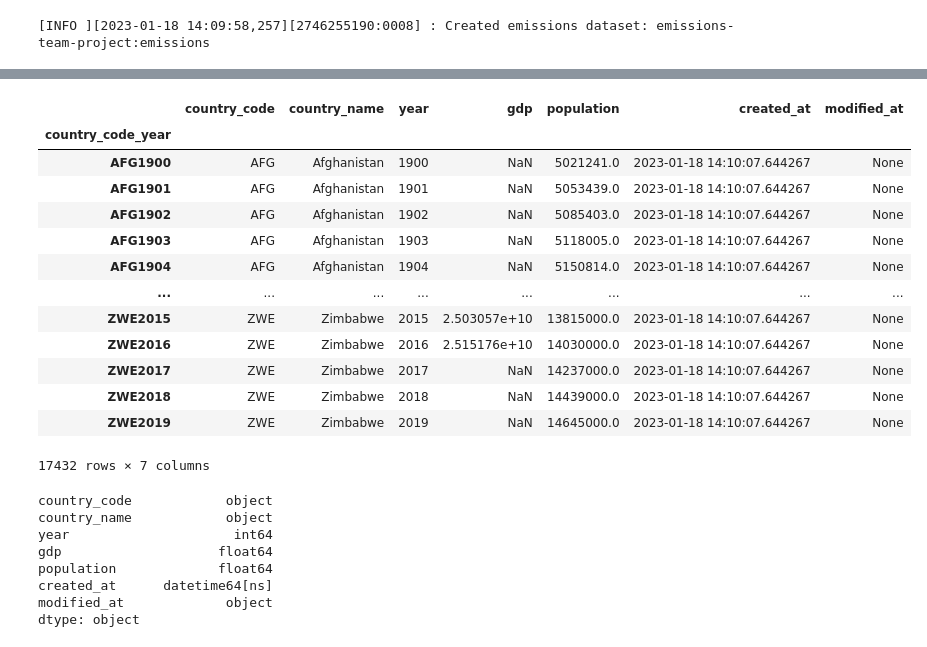
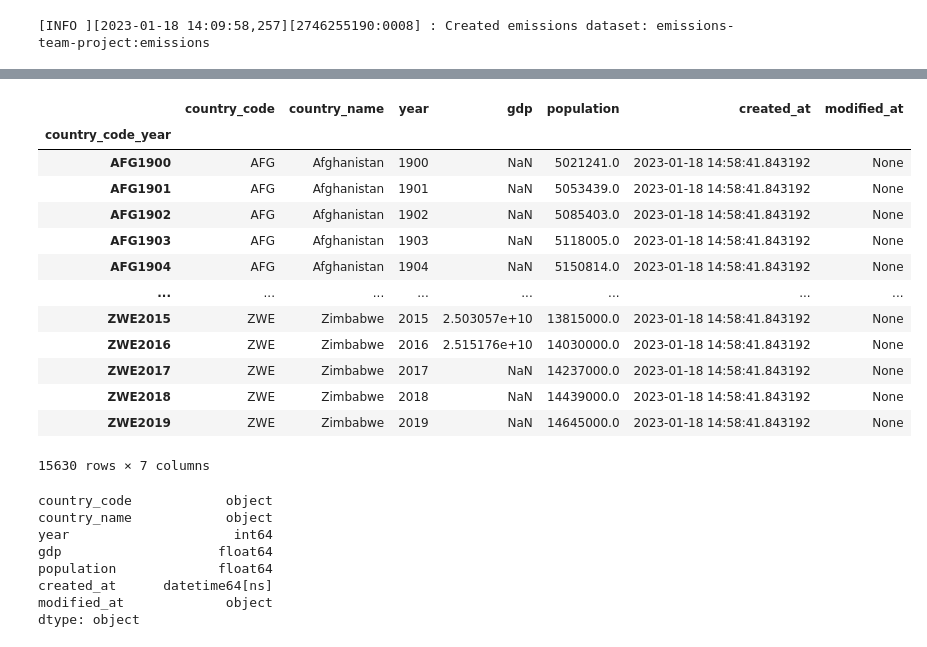
Before and after one commit to Reed-Carter/Emissions-by-Country, a Jupyter notebook: rg_work.ipynb, the cells around one changed output, grey strips where cells are left out. Drawn from its saved outputs; the diff is of its cells as text; code cells hidden in the pictures.

Commit message:
Add code to drop rows that do not have country_code

```diff
--- a/rg_work.ipynb
+++ b/rg_work.ipynb
@@ -124,45 +124,47 @@ gdp_df = df
 gdp_cols = ['iso_code', 'country', 'year', 'gdp', 'population']
 gdp_df = gdp_df[gdp_cols]
 
 
 # rename columns to standardize across all the tables
 gdp_df = gdp_df.rename(columns={
     'iso_code': 'country_code',
     'country':'country_name',
     })
+
+gdp_df = gdp_df.dropna(subset=['country_code'])
 
 # create composite key column for the fct_gdp table
 def composite_key(row):
     comp_key = f"{row.country_code}{row.year}"
     return comp_key
 
 gdp_df.insert(0, 'country_code_year', gdp_df.apply(composite_key, axis=1))
 
 gdp_df.drop_duplicates(inplace=True)
 
 # create created_at and modified_at columns
 gdp_df['created_at'] = pd.Timestamp.now()
 gdp_df['modified_at'] = None
 
 gdp_df.set_index('country_code_year', inplace=True)
 
 display(gdp_df)
 gdp_df.dtypes
 # %% [output]
 |  | country_code | country_name | year | gdp | population | created_at | modified_at |
 | country_code_year |  |  |  |  |  |  |  |
-| AFG1900 | AFG | Afghanistan | 1900 | NaN | 5021241.0 | 2023-01-18 14:10:07.644267 | None |
-| AFG1901 | AFG | Afghanistan | 1901 | NaN | 5053439.0 | 2023-01-18 14:10:07.644267 | None |
-| AFG1902 | AFG | Afghanistan | 1902 | NaN | 5085403.0 | 2023-01-18 14:10:07.644267 | None |
-| AFG1903 | AFG | Afghanistan | 1903 | NaN | 5118005.0 | 2023-01-18 14:10:07.644267 | None |
-| AFG1904 | AFG | Afghanistan | 1904 | NaN | 5150814.0 | 2023-01-18 14:10:07.644267 | None |
+| AFG1900 | AFG | Afghanistan | 1900 | NaN | 5021241.0 | 2023-01-18 14:58:41.843192 | None |
+| AFG1901 | AFG | Afghanistan | 1901 | NaN | 5053439.0 | 2023-01-18 14:58:41.843192 | None |
+| AFG1902 | AFG | Afghanistan | 1902 | NaN | 5085403.0 | 2023-01-18 14:58:41.843192 | None |
+| AFG1903 | AFG | Afghanistan | 1903 | NaN | 5118005.0 | 2023-01-18 14:58:41.843192 | None |
+| AFG1904 | AFG | Afghanistan | 1904 | NaN | 5150814.0 | 2023-01-18 14:58:41.843192 | None |
 | ... | ... | ... | ... | ... | ... | ... | ... |
-| ZWE2015 | ZWE | Zimbabwe | 2015 | 2.503057e+10 | 13815000.0 | 2023-01-18 14:10:07.644267 | None |
-| ZWE2016 | ZWE | Zimbabwe | 2016 | 2.515176e+10 | 14030000.0 | 2023-01-18 14:10:07.644267 | None |
-| ZWE2017 | ZWE | Zimbabwe | 2017 | NaN | 14237000.0 | 2023-01-18 14:10:07.644267 | None |
-| ZWE2018 | ZWE | Zimbabwe | 2018 | NaN | 14439000.0 | 2023-01-18 14:10:07.644267 | None |
-| ZWE2019 | ZWE | Zimbabwe | 2019 | NaN | 14645000.0 | 2023-01-18 14:10:07.644267 | None |
+| ZWE2015 | ZWE | Zimbabwe | 2015 | 2.503057e+10 | 13815000.0 | 2023-01-18 14:58:41.843192 | None |
+| ZWE2016 | ZWE | Zimbabwe | 2016 | 2.515176e+10 | 14030000.0 | 2023-01-18 14:58:41.843192 | None |
+| ZWE2017 | ZWE | Zimbabwe | 2017 | NaN | 14237000.0 | 2023-01-18 14:58:41.843192 | None |
+| ZWE2018 | ZWE | Zimbabwe | 2018 | NaN | 14439000.0 | 2023-01-18 14:58:41.843192 | None |
+| ZWE2019 | ZWE | Zimbabwe | 2019 | NaN | 14645000.0 | 2023-01-18 14:58:41.843192 | None |
-17432 rows × 7 columns
+15630 rows × 7 columns
 country_code            object
 country_name            object
 year                     int64
```
Also changed, not shown: parts of 3 cells of this notebook.
